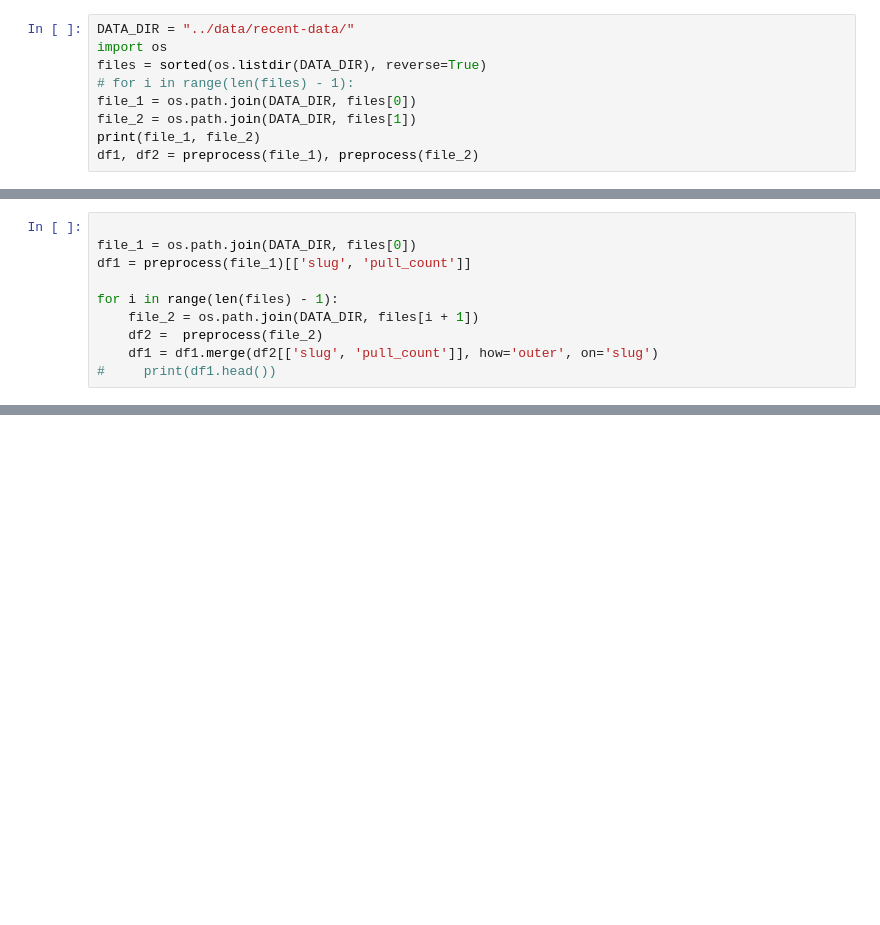
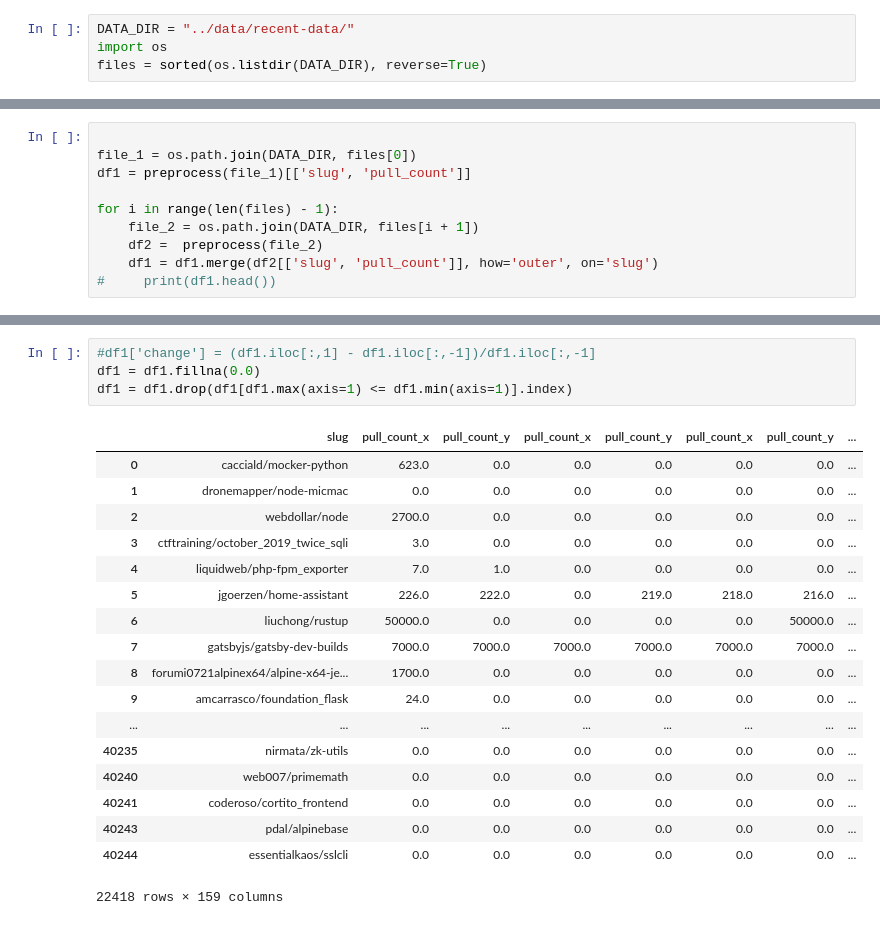
Before and after one commit to cshubhamrao/docker-hub-data, a Jupyter notebook: scripts/merge_files.ipynb, the cells around one changed output, grey strips where cells are left out. Drawn from its saved outputs; the diff is of its cells as text; blank space fills up the shorter version.

```diff
--- a/scripts/merge_files.ipynb
+++ b/scripts/merge_files.ipynb
@@ -51,8 +51,3 @@ from pandas.io.json import json_normalize
 DATA_DIR = "../data/recent-data/"
 import os
 files = sorted(os.listdir(DATA_DIR), reverse=True)
-# for i in range(len(files) - 1):
-file_1 = os.path.join(DATA_DIR, files[0])
-file_2 = os.path.join(DATA_DIR, files[1])
-print(file_1, file_2)
-df1, df2 = preprocess(file_1), preprocess(file_2)
@@ -147,0 +74,23 @@ for i in range(len(files) - 1):
+# %%
+#df1['change'] = (df1.iloc[:,1] - df1.iloc[:,-1])/df1.iloc[:,-1]
+df1 = df1.fillna(0.0)
+df1 = df1.drop(df1[df1.max(axis=1) <= df1.min(axis=1)].index)
+# %% [output]
+|  | slug | pull_count_x | pull_count_y | pull_count_x | pull_count_y | pull_count_x | pull_count_y | ... |
+| 0 | cacciald/mocker-python | 623.0 | 0.0 | 0.0 | 0.0 | 0.0 | 0.0 | ... |
+| 1 | dronemapper/node-micmac | 0.0 | 0.0 | 0.0 | 0.0 | 0.0 | 0.0 | ... |
+| 2 | webdollar/node | 2700.0 | 0.0 | 0.0 | 0.0 | 0.0 | 0.0 | ... |
+| 3 | ctftraining/october_2019_twice_sqli | 3.0 | 0.0 | 0.0 | 0.0 | 0.0 | 0.0 | ... |
+| 4 | liquidweb/php-fpm_exporter | 7.0 | 1.0 | 0.0 | 0.0 | 0.0 | 0.0 | ... |
+| 5 | jgoerzen/home-assistant | 226.0 | 222.0 | 0.0 | 219.0 | 218.0 | 216.0 | ... |
+| 6 | liuchong/rustup | 50000.0 | 0.0 | 0.0 | 0.0 | 0.0 | 50000.0 | ... |
+| 7 | gatsbyjs/gatsby-dev-builds | 7000.0 | 7000.0 | 7000.0 | 7000.0 | 7000.0 | 7000.0 | ... |
+| 8 | forumi0721alpinex64/alpine-x64-je... | 1700.0 | 0.0 | 0.0 | 0.0 | 0.0 | 0.0 | ... |
+| 9 | amcarrasco/foundation_flask | 24.0 | 0.0 | 0.0 | 0.0 | 0.0 | 0.0 | ... |
+| ... | ... | ... | ... | ... | ... | ... | ... | ... |
+| 40235 | nirmata/zk-utils | 0.0 | 0.0 | 0.0 | 0.0 | 0.0 | 0.0 | ... |
+| 40240 | web007/primemath | 0.0 | 0.0 | 0.0 | 0.0 | 0.0 | 0.0 | ... |
+| 40241 | coderoso/cortito_frontend | 0.0 | 0.0 | 0.0 | 0.0 | 0.0 | 0.0 | ... |
+| 40243 | pdal/alpinebase | 0.0 | 0.0 | 0.0 | 0.0 | 0.0 | 0.0 | ... |
+| 40244 | essentialkaos/sslcli | 0.0 | 0.0 | 0.0 | 0.0 | 0.0 | 0.0 | ... |
+22418 rows × 159 columns
```
Also changed, not shown: parts of 18 cells of this notebook, 1 other file.
